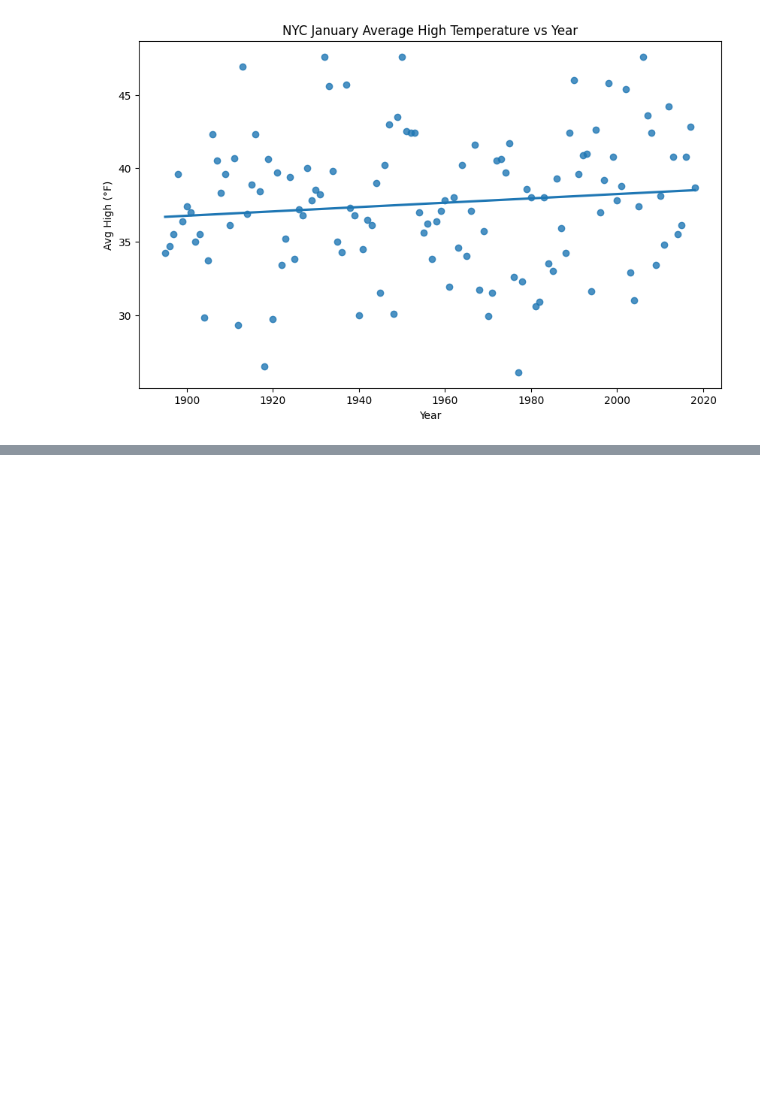
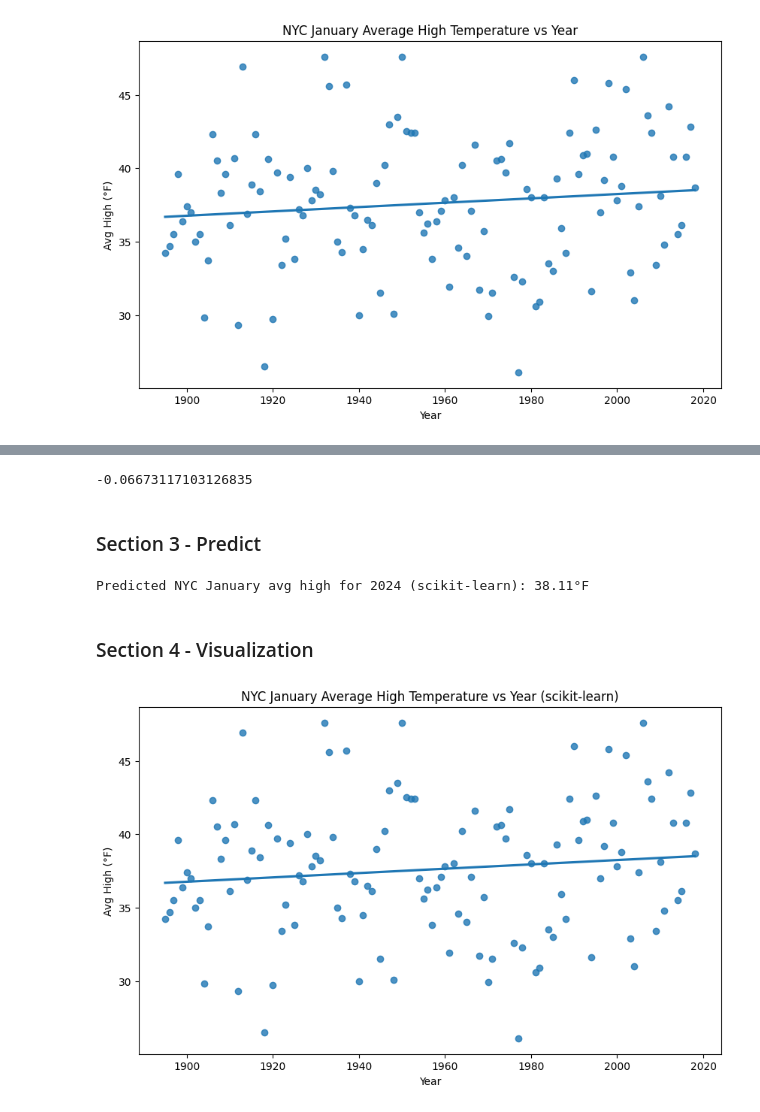
Before and after one commit to gracetulsi/datafun-07-ml, a Jupyter notebook: notebooks/gracetulsi_ml.ipynb, the cells around one changed output, grey strips where cells are left out. Saved outputs shown, nothing was run; the diff lists cells and outputs as text; code cells hidden in the pictures; blank space fills up the shorter version.

Commit message:
Part 3: NYC prediction with scikit-learn

```diff
--- a/notebooks/gracetulsi_ml.ipynb
+++ b/notebooks/gracetulsi_ml.ipynb
@@ -176,0 +227,23 @@ plt.show()
+# %%
+model.score(X_test, y_test)
+# %% [output]
+-0.06673117103126835
+# %% [markdown]
+### Section 3 - Predict
+# %%
+pred_2024_sklearn = model.predict(pd.DataFrame({"year": [2024]}))[0]
+print(
+    f"Predicted NYC January avg high for 2024 (scikit-learn): {pred_2024_sklearn:.2f}°F"
+)
+# %% [output]
+Predicted NYC January avg high for 2024 (scikit-learn): 38.11°F
+# %% [markdown]
+### Section 4 - Visualization
+# %%
+sns.regplot(x="year", y="avg_high", data=nyc_clean, ci=None)
+plt.title("NYC January Average High Temperature vs Year (scikit-learn)")
+plt.xlabel("Year")
+plt.ylabel("Avg High (°F)")
+plt.show()
+# %% [output]
+[figure, added]
```
Also changed, not shown: parts of 6 cells of this notebook.
